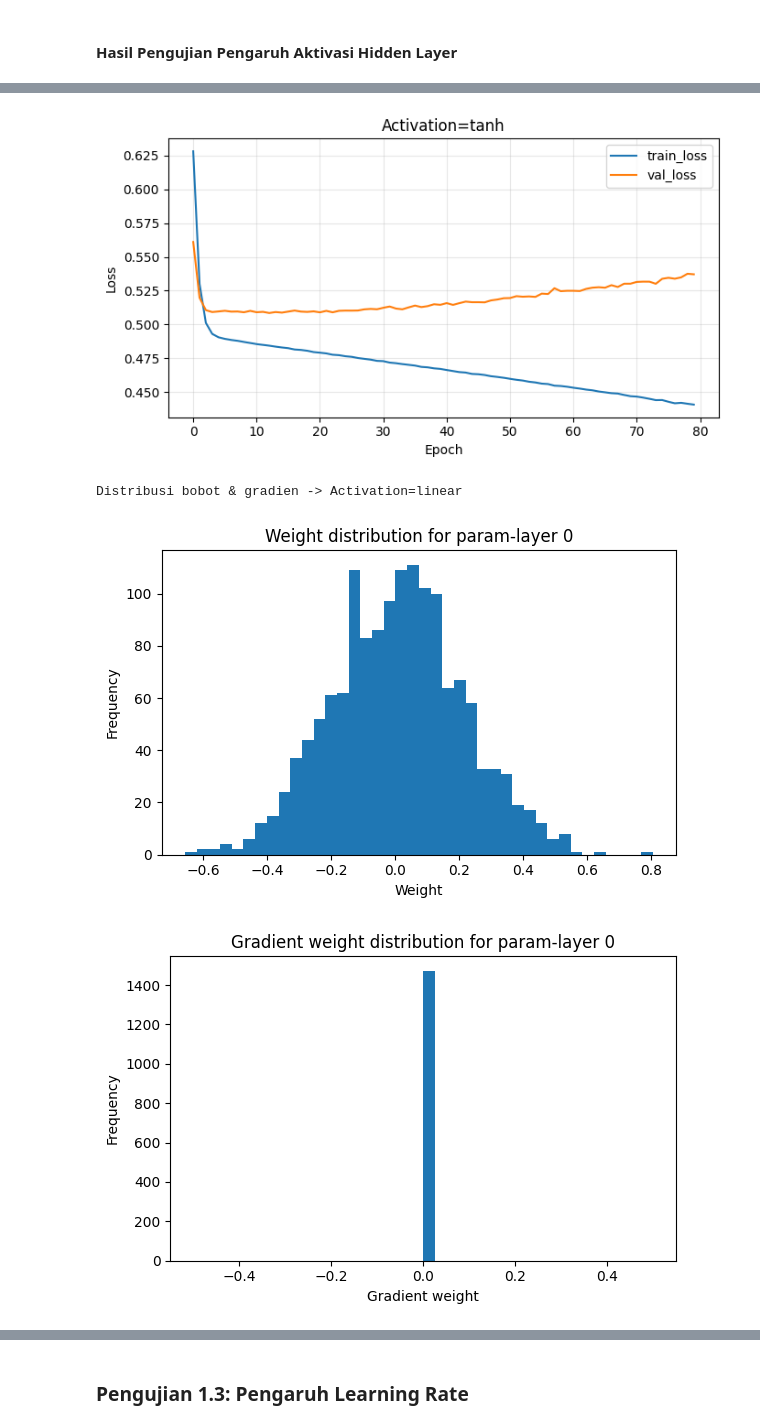
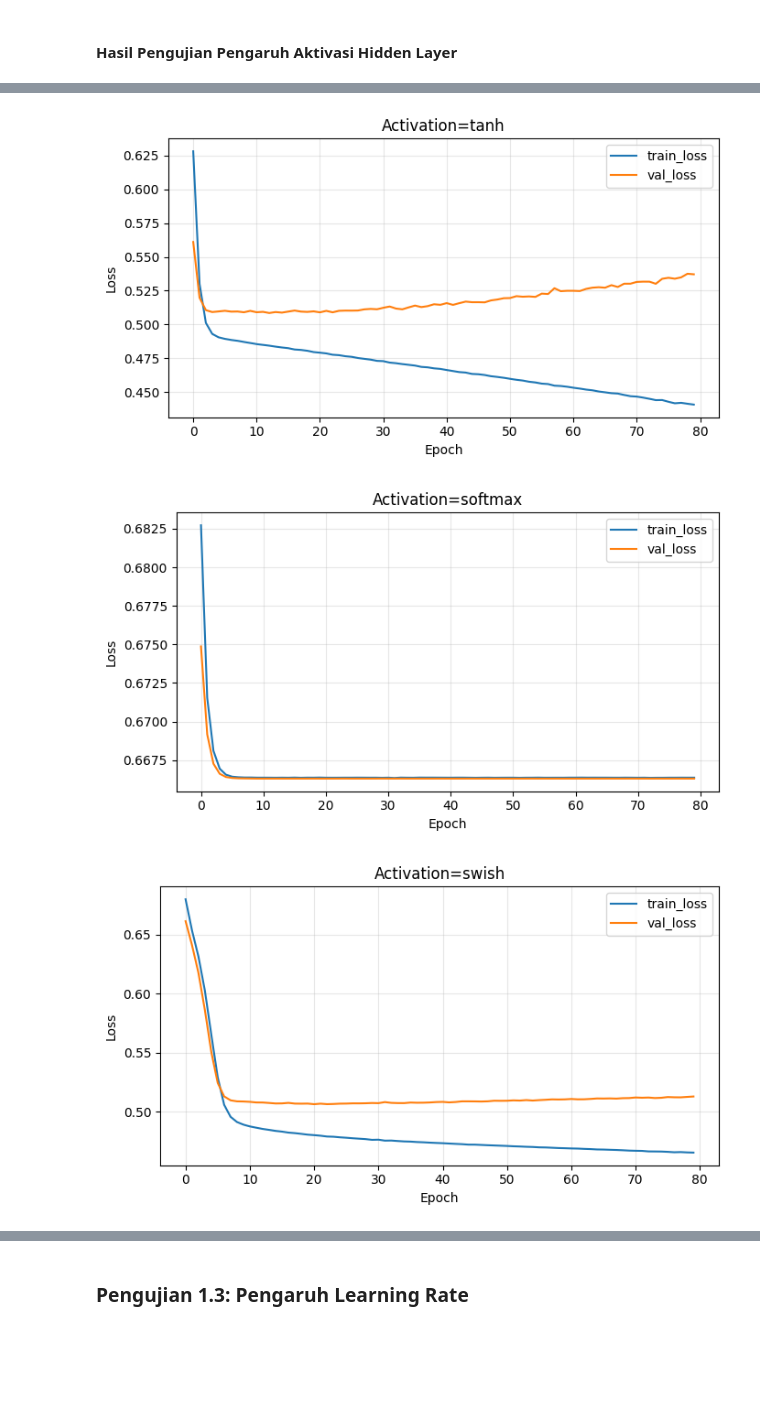
Before and after one commit to ahsuunn/Feed-Forward-Neural-Network_ml-1, a Jupyter notebook: src/FFNN.ipynb, the cells around one changed output, grey strips where cells are left out. Saved outputs shown, nothing was run; the diff lists cells and outputs as text; code cells hidden in the pictures; blank space fills up the shorter version.

Commit message:
modified: plot function and notebook implementation

```diff
--- a/src/FFNN.ipynb
+++ b/src/FFNN.ipynb
@@ -173,7 +134,7 @@ def plot_weight_and_grad_distribution(model, layer_idx=0, num_bins=50):
 # %%
 from ffnn import FeedForwardNeuralNetwork
 from module.layer import Layer
-from module.activation import Linear, ReLU, Sigmoid, Tanh
+from module.activation import *
 from module.loss_function import BinaryCrossEntropy
 from module.optimizer import SGD
 
@@ -194,6 +155,9 @@ def build_ffnn(
         'relu': ReLU,
         'sigmoid': Sigmoid,
         'tanh': Tanh,
+        'softmax': Softmax,
+        'swish': Swish,
+        'leakyrelu': LeakyReLU
     }
     act_cls = act_map.get(hidden_activation, ReLU)
 
@@ -269,7 +233,7 @@ def train_and_eval(
     }
 
     if show_distribution:
-        plot_weight_and_grad_distribution(model, layer_idx=distribution_layer_idx, num_bins=40)
+        model.plot_distributions(layer_idx=distribution_layer_idx, num_bins=40)
 
     return row
 # %% [markdown]
@@ -345,7 +309,7 @@ for row in results_depth_width:
 ### Pengujian 1.2: Pengaruh Fungsi Aktivasi Hidden Layer
 # %%
 base_hidden = [64, 32, 16]
-activation_variants = ['linear', 'relu', 'sigmoid', 'tanh']
+activation_variants = ['linear', 'relu', 'sigmoid', 'tanh', 'softmax', 'swish', 'leakyrelu']
 
 results_activation = []
 
@@ -374,7 +338,7 @@ for row in results_activation:
 
 for row in results_activation:
     print(f"Distribusi bobot & gradien -> {row['name']}")
-    plot_weight_and_grad_distribution(row['model'], layer_idx=0, num_bins=40)
+    row['model'].plot_distributions(layer_idx=0, num_bins=40),
 # %% [output]
 |  | name | hidden_layers | activation | lr | l1 | l2 | accuracy | precision | recall | f1 |
 | 0 | Activation=sigmoid | [64, 32, 16] | sigmoid | 0.01 | 0.0 | 0.0 | 0.751333 | 0.768031 | 0.853738 | 0.808620 |
@@ -384,7 +351,6 @@ for row in results_activation:
 [figure]
 [figure]
 [figure]
 [figure]
-Distribusi bobot & gradien -> Activation=linear
-[figure, old version]
+[figure, new version]
-[figure, old version]
+[figure, new version]
```
Also changed, not shown: parts of 6 cells of this notebook, 3 other files.
